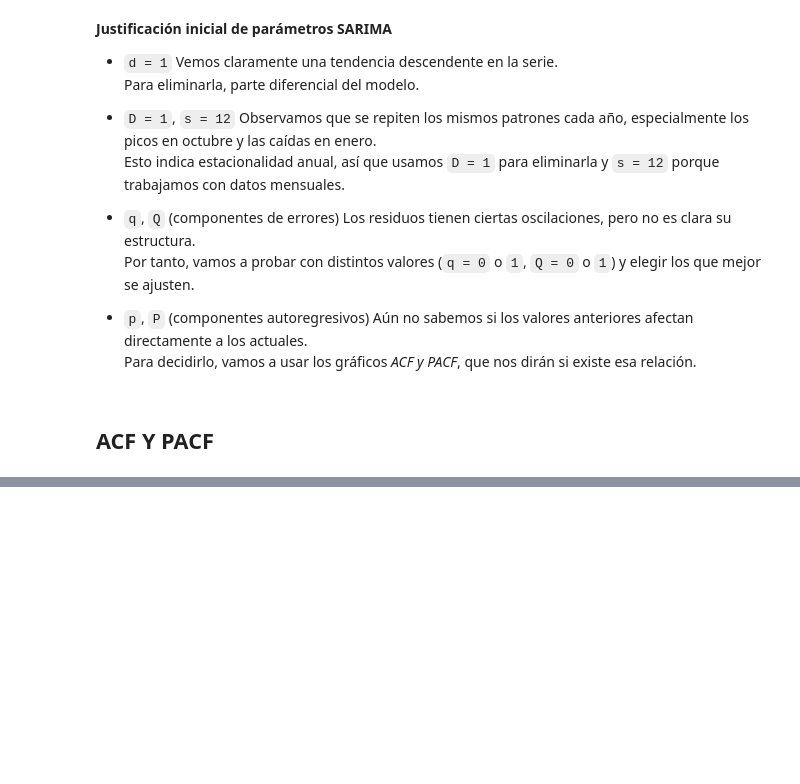
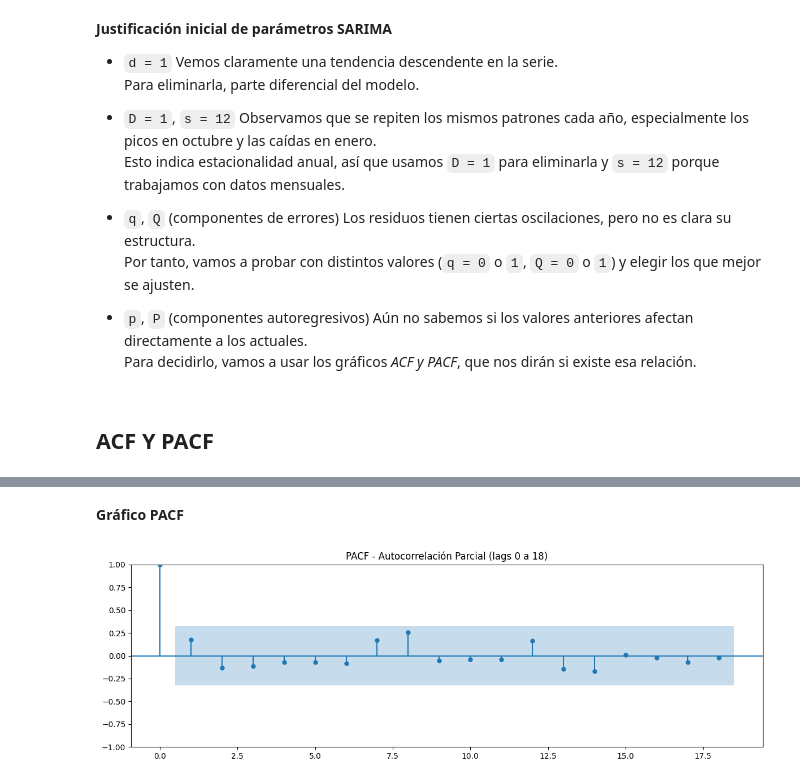
Before and after one commit to martinagg7/ia_MMM, a Jupyter notebook: notebooks/01_Sarima.ipynb, the cells around one changed output, grey strips where cells are left out. Saved outputs shown, nothing was run; the diff lists cells and outputs as text; code cells hidden in the pictures; blank space fills up the shorter version.

```diff
--- a/notebooks/01_Sarima.ipynb
+++ b/notebooks/01_Sarima.ipynb
@@ -248,0 +218,11 @@ NameError: name 'modelo_sarima' is not defined
+# %% [markdown]
+**Gráfico PACF**
+# %%
+# PACF  (0 - 18)
+fig, ax = plt.subplots(figsize=(12, 4))
+plot_pacf(serie, lags=18, ax=ax, method='ywm')
+ax.set_title('PACF - Autocorrelación Parcial (lags 0 a 18)')
+plt.tight_layout()
+plt.show()
+# %% [output]
+[figure, added]
```
Also changed, not shown: parts of 25 cells of this notebook.
